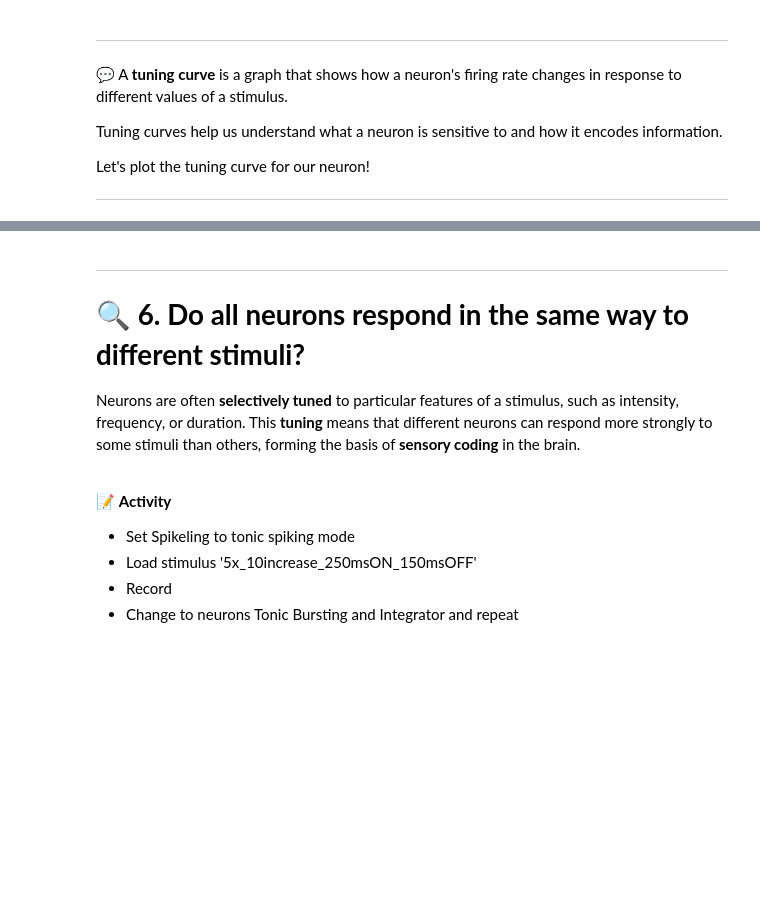
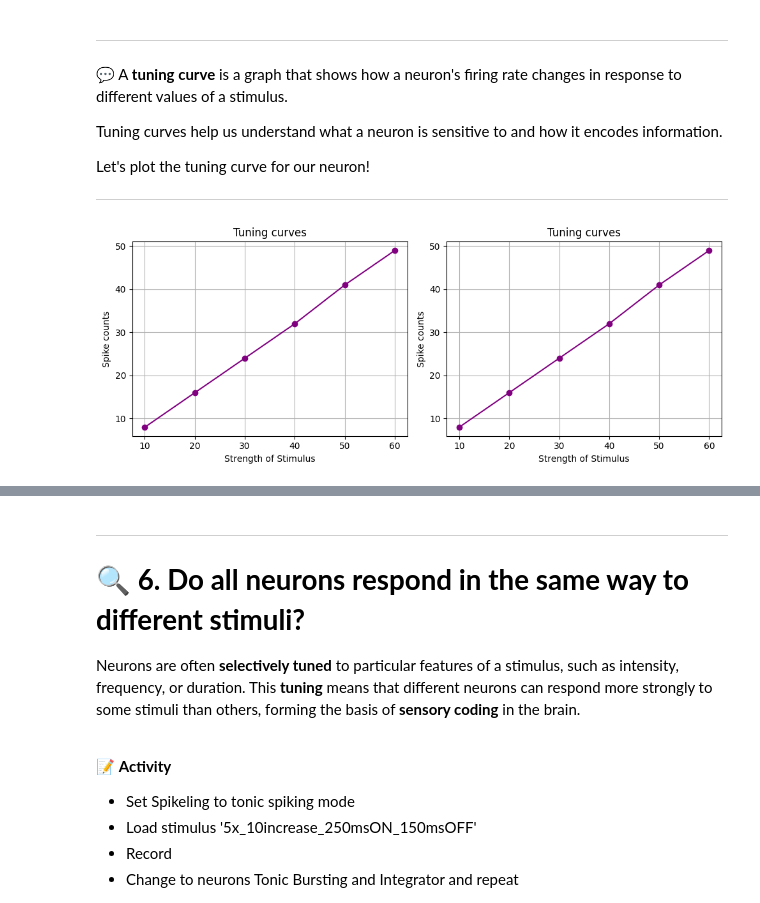
Before and after one commit to kkipngenokoech/TReND-CaMinA-Zambia, a Jupyter notebook: notebooks/Zambia25/08-09-Tue-Wed-NeuronSpiking/08_Tue_NeuronSpiking.ipynb, the cells around one changed output, grey strips where cells are left out. Cells and saved outputs as stored; diff of their text form; code cells hidden in the pictures; blank space fills up the shorter version.

```diff
--- a/notebooks/Zambia25/08-09-Tue-Wed-NeuronSpiking/08_Tue_NeuronSpiking.ipynb
+++ b/notebooks/Zambia25/08-09-Tue-Wed-NeuronSpiking/08_Tue_NeuronSpiking.ipynb
@@ -1079,22 +1093,22 @@ Let's plot the tuning curve for our neuron!
 # Step 1: Count spikes per stimulus strength
 
 # Define threshold for spike detection
-spike_threshold = ___   # e.g., -20 mV
+spike_threshold = -20  # e.g., -20 mV
 
 # Store spike counts
 spike_counts = []
 
 # Loop through each stimulus strength
-for strength in ___:
-    trace = traces_by_strength[___]
+for strength in sorted_strengths:
+    trace = traces_by_strength[strength]
 
     # Find threshold crossings
     above_thresh = trace > spike_threshold
     spike_indices = np.where((above_thresh[:-1] == False) & (above_thresh[1:] == True))[0]
 
     # Keep spikes that occur during the stimulus window
-    spikes_in_window = [i for i in spike_indices if 0 <= time_axis[i] <= ___]  # stim_duration_ms
-    spike_counts.append(___)
+    spikes_in_window = [i for i in spike_indices if 0 <= time_axis[i] <= stim_duration_ms]  # stim_duration_ms
+    spike_counts.append(len(spikes_in_window))
 # %%
 # @title Click to see solution
 
@@ -1120,11 +1134,23 @@ for strength in sorted_strengths:
 # %%
 # Step 2: Plot the tuning curve
 
-plt.figure(figsize=(6, 4))
-plt.plot(___, ___, marker='o', color='purple')
-plt.title("___")
-plt.xlabel("___")
-plt.ylabel("___")
+plt.figure(figsize=(10, 4))
+
+plt.subplot(1, 2, 1)
+plt.plot(sorted_strengths, spike_counts, marker='o', color='purple')
+plt.title("Tuning curves")
+plt.xlabel("Strength of Stimulus")
+plt.ylabel("Spike counts")
 plt.grid(True)
+
+plt.subplot(1, 2, 2)
+plt.plot(sorted_strengths, spike_counts, marker='o', color='purple')
+plt.title("Tuning curves")
+plt.xlabel("Strength of Stimulus")
+plt.ylabel("Spike counts")
+plt.grid(True)
+
 plt.tight_layout()
 plt.show()
+# %% [output]
+[figure, added]
```
Also changed, not shown: parts of 6 cells of this notebook.
